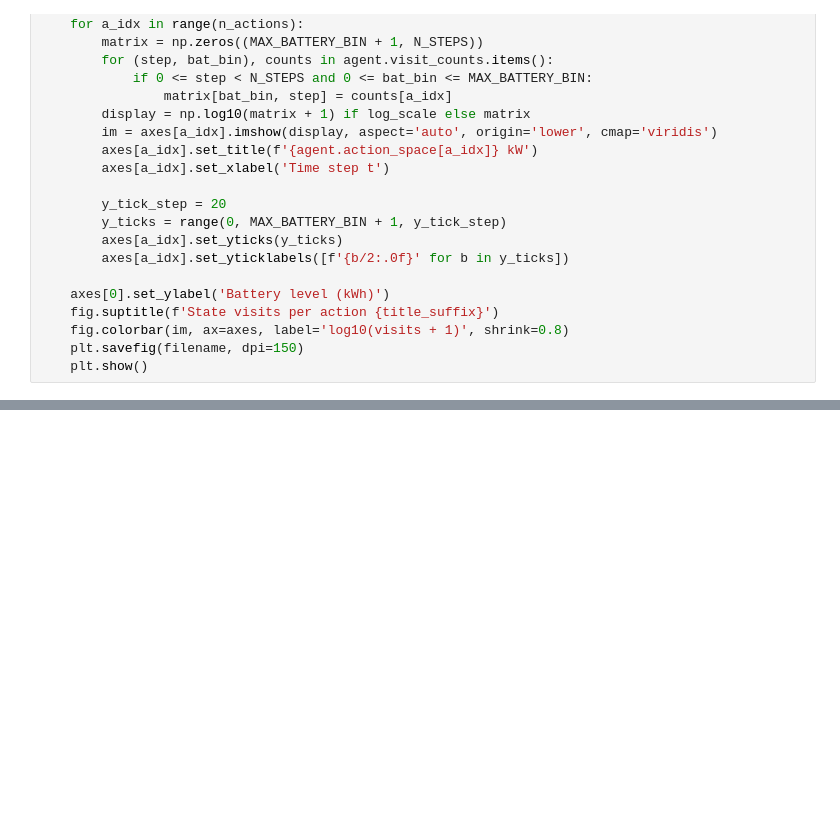
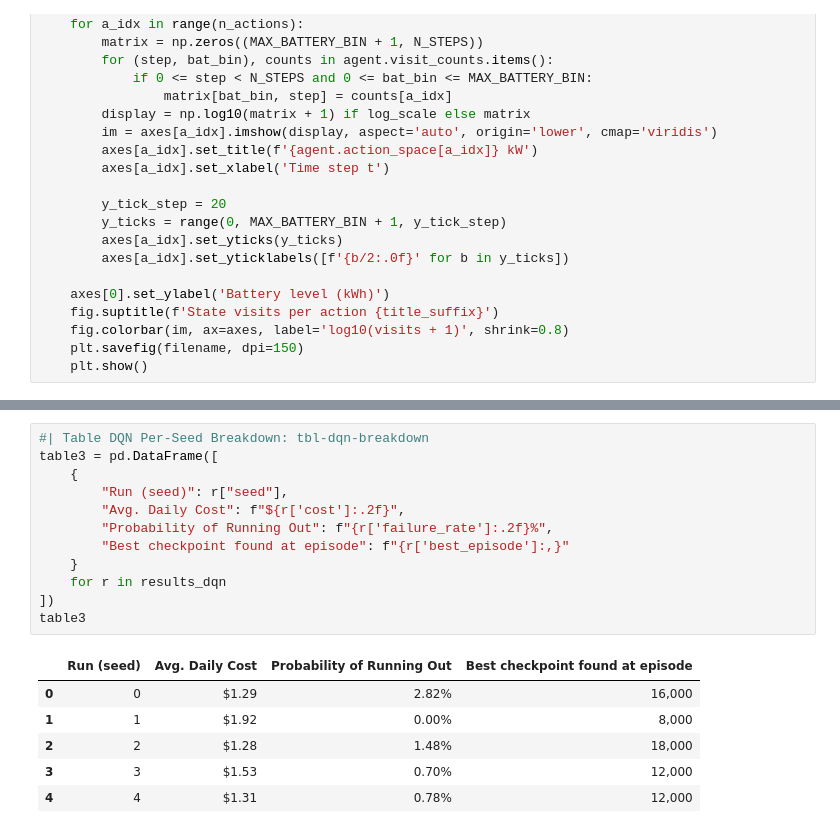
Before and after one commit to larissatheilmann/AAA_Project_Group7, a Jupyter notebook: notebooks/4.1 ReinforcementLearning.ipynb, the cells around one changed output, grey strips where cells are left out. Saved outputs shown, nothing was run; the diff lists cells and outputs as text; blank space fills up the shorter version.

Commit message:
Refine RL part of report and create suitable tables in the RL notebooks.

```diff
--- a/notebooks/4.1 ReinforcementLearning.ipynb
+++ b/notebooks/4.1 ReinforcementLearning.ipynb
@@ -1266,0 +1316,19 @@ plot_visit_counts_per_action(agent_after, env_after,
+# %%
+#| Table DQN Per-Seed Breakdown: tbl-dqn-breakdown
+table3 = pd.DataFrame([
+    {
+        "Run (seed)": r["seed"],
+        "Avg. Daily Cost": f"${r['cost']:.2f}",
+        "Probability of Running Out": f"{r['failure_rate']:.2f}%",
+        "Best checkpoint found at episode": f"{r['best_episode']:,}"
+    }
+    for r in results_dqn
+])
+table3
+# %% [output]
+|  | Run (seed) | Avg. Daily Cost | Probability of Running Out | Best checkpoint found at episode |
+| 0 | 0 | $1.29 | 2.82% | 16,000 |
+| 1 | 1 | $1.92 | 0.00% | 8,000 |
+| 2 | 2 | $1.28 | 1.48% | 18,000 |
+| 3 | 3 | $1.53 | 0.70% | 12,000 |
+| 4 | 4 | $1.31 | 0.78% | 12,000 |
```
Also changed, not shown: parts of 11 cells of this notebook, 8 other files.
